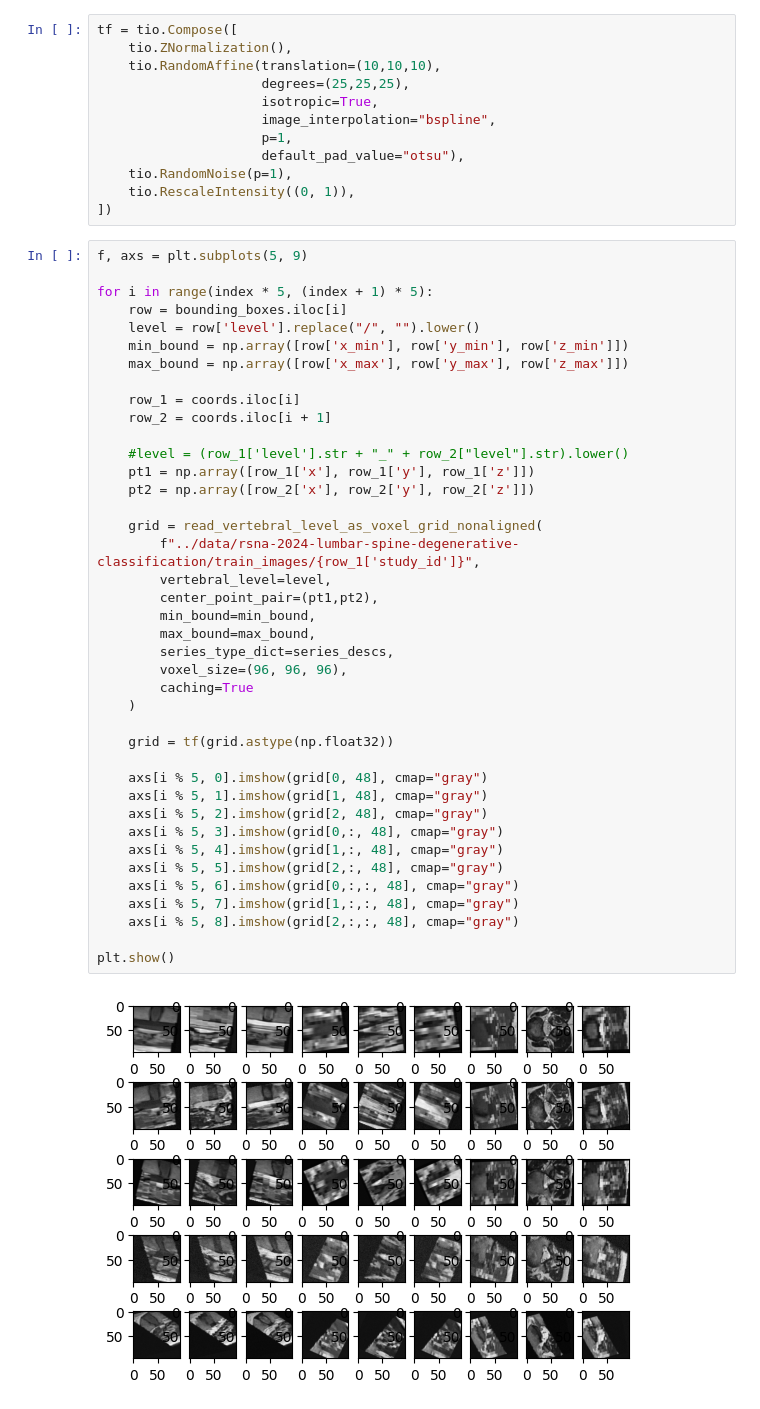
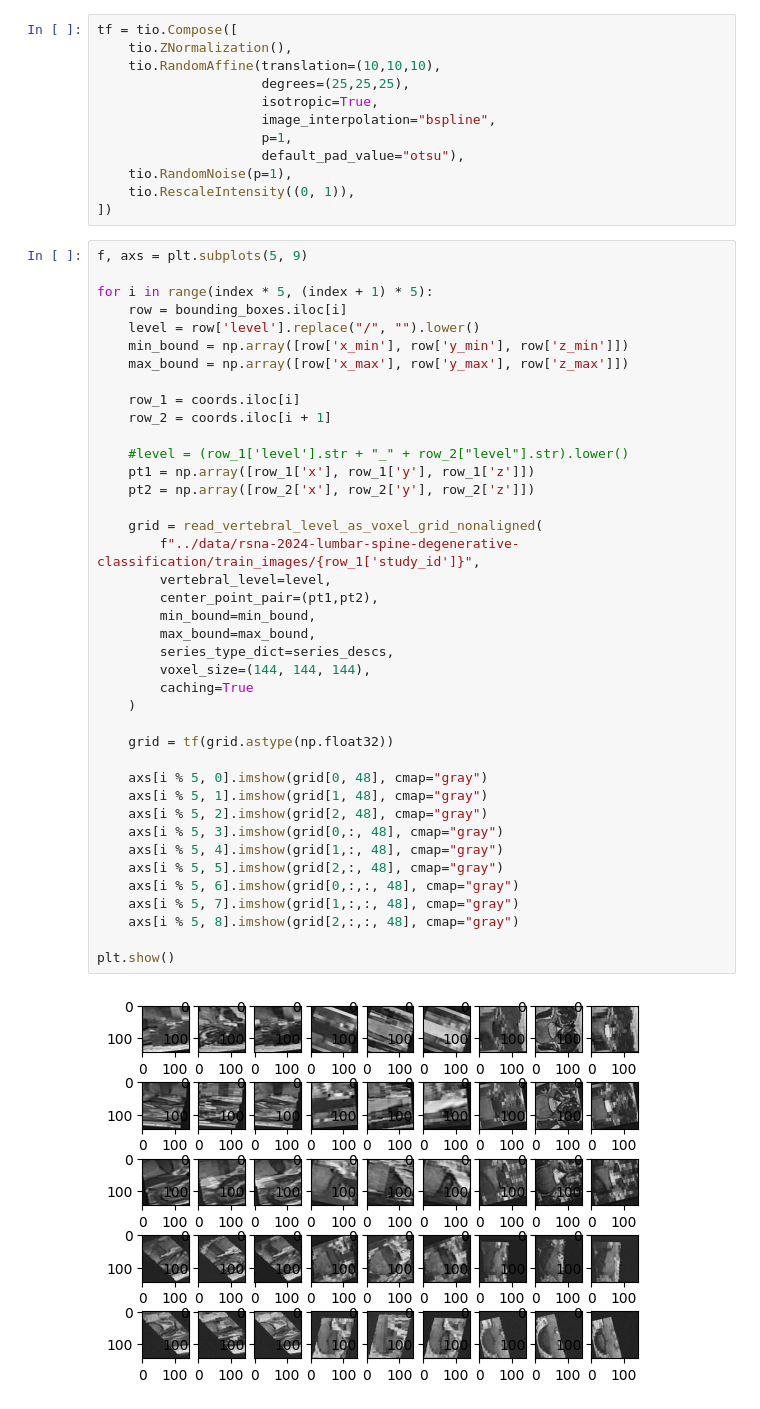
Before and after one commit to IDoCodingStuffs/rsna_2024, a Jupyter notebook: 3d_modeling/pc_loading.ipynb, the cells around one changed output. Cells and saved outputs as stored; diff of their text form.

```diff
--- a/3d_modeling/pc_loading.ipynb
+++ b/3d_modeling/pc_loading.ipynb
@@ -125,32 +125,32 @@ for i in range(index * 5, (index + 1) * 5):
     row_2 = coords.iloc[i + 1]
 
     #level = (row_1['level'].str + "_" + row_2["level"].str).lower()
     pt1 = np.array([row_1['x'], row_1['y'], row_1['z']])
     pt2 = np.array([row_2['x'], row_2['y'], row_2['z']])
 
     grid = read_vertebral_level_as_voxel_grid_nonaligned(
         f"../data/rsna-2024-lumbar-spine-degenerative-classification/train_images/{row_1['study_id']}",
         vertebral_level=level,
         center_point_pair=(pt1,pt2),
         min_bound=min_bound,
         max_bound=max_bound,
         series_type_dict=series_descs,
-        voxel_size=(96, 96, 96),
+        voxel_size=(144, 144, 144),
         caching=True
     )
 
     grid = tf(grid.astype(np.float32))
 
     axs[i % 5, 0].imshow(grid[0, 48], cmap="gray")
     axs[i % 5, 1].imshow(grid[1, 48], cmap="gray")
     axs[i % 5, 2].imshow(grid[2, 48], cmap="gray")
     axs[i % 5, 3].imshow(grid[0,:, 48], cmap="gray")
     axs[i % 5, 4].imshow(grid[1,:, 48], cmap="gray")
     axs[i % 5, 5].imshow(grid[2,:, 48], cmap="gray")
     axs[i % 5, 6].imshow(grid[0,:,:, 48], cmap="gray")
     axs[i % 5, 7].imshow(grid[1,:,:, 48], cmap="gray")
     axs[i % 5, 8].imshow(grid[2,:,:, 48], cmap="gray")
 
 plt.show()
 # %% [output]
-[figure, old version]
+[figure, new version]
```
Also changed, not shown: parts of 2 cells of this notebook, 3 other files.
